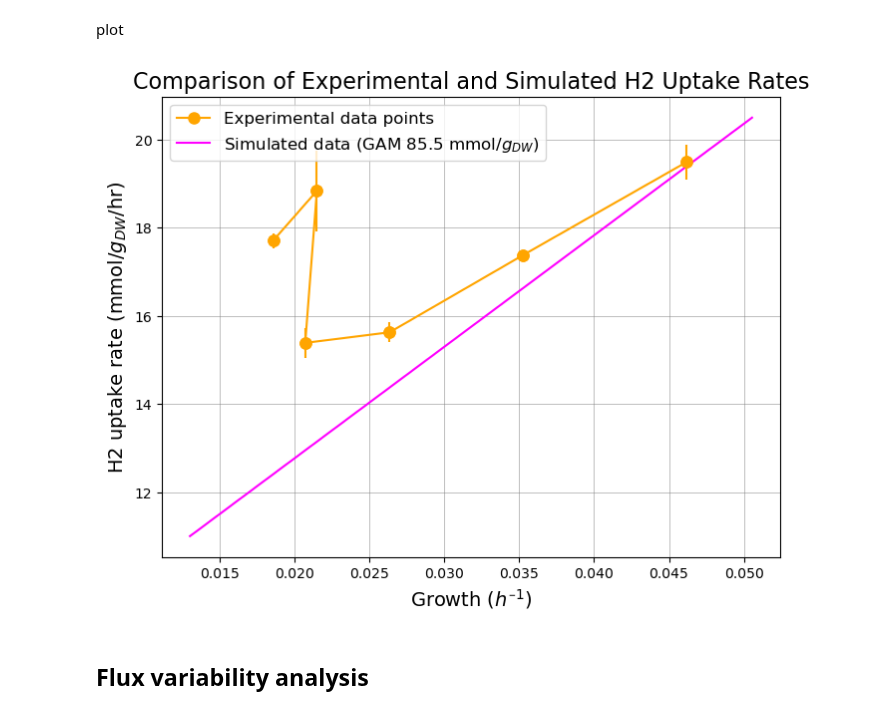
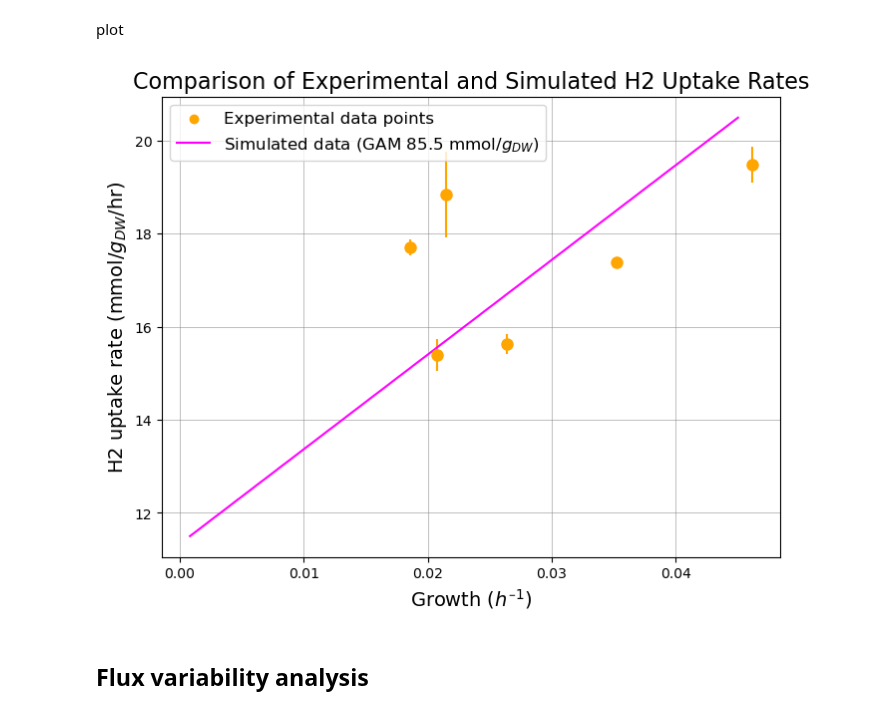
Before and after one commit to AzizBenA/iABA974_SoF1_GEM, a Jupyter notebook: jupyter_notebooks/Model_workshop.ipynb, the cells around one changed output. Drawn from its saved outputs; the diff is of its cells as text; code cells hidden in the pictures.

```diff
--- a/jupyter_notebooks/Model_workshop.ipynb
+++ b/jupyter_notebooks/Model_workshop.ipynb
@@ -404,35 +438,35 @@ growth_rate_cleaned = df_grouped['dilRate']
 h2_flux_experimental_cleaned = df_grouped['H2 Flux theoretic']
 
 # Load the simulated data
 sim_growth_rate = sim_growth_df['growth_rate']
 sim_h2_flux = sim_growth_df['H2 Flux model']
 
 # Plot the experimental and simulated data
 plt.figure(figsize=(8, 6))
 
 # Experimental data (already cleaned and grouped)
-plt.plot(growth_rate_cleaned, h2_flux_experimental_cleaned, label='Experimental data points', marker='o', color='orange', markersize=8, )
+plt.scatter(growth_rate_cleaned, h2_flux_experimental_cleaned, label='Experimental data points', marker='o', color='orange')
 plt.errorbar(growth_rate_cleaned, h2_flux_experimental_cleaned, yerr=df_grouped['h2_std'], fmt='o', color='orange', markersize=8)
 
 # Simulated data (from the new uploaded file)
 plt.plot(sim_growth_rate, -sim_h2_flux, label='Simulated data (GAM 85.5 mmol/${g}_{{DW}}$)', color='magenta' , markersize=8, )
 
 
 # Labels and title
 plt.xlabel(r'Growth ($h^{–1}$)', fontsize=14)
 plt.ylabel('H2 uptake rate (mmol/${g}_{{DW}}$/hr)', fontsize=14)
 plt.title('Comparison of Experimental and Simulated H2 Uptake Rates', fontsize=16)
 
 # Customize grid and make it brighter
 plt.grid(True, which='both', axis='both', color='gray', linestyle='-', linewidth=0.5, alpha=0.7)
 
 # Adjust legend font size
 plt.legend(fontsize=12)
 
 # Display the plot
 plt.show()
 # %% [output]
-[figure, old version]
+[figure, new version]
 # %% [markdown]
 ## Flux variability analysis
 # %%
```
Also changed, not shown: parts of 8 cells of this notebook, 3 other files.
